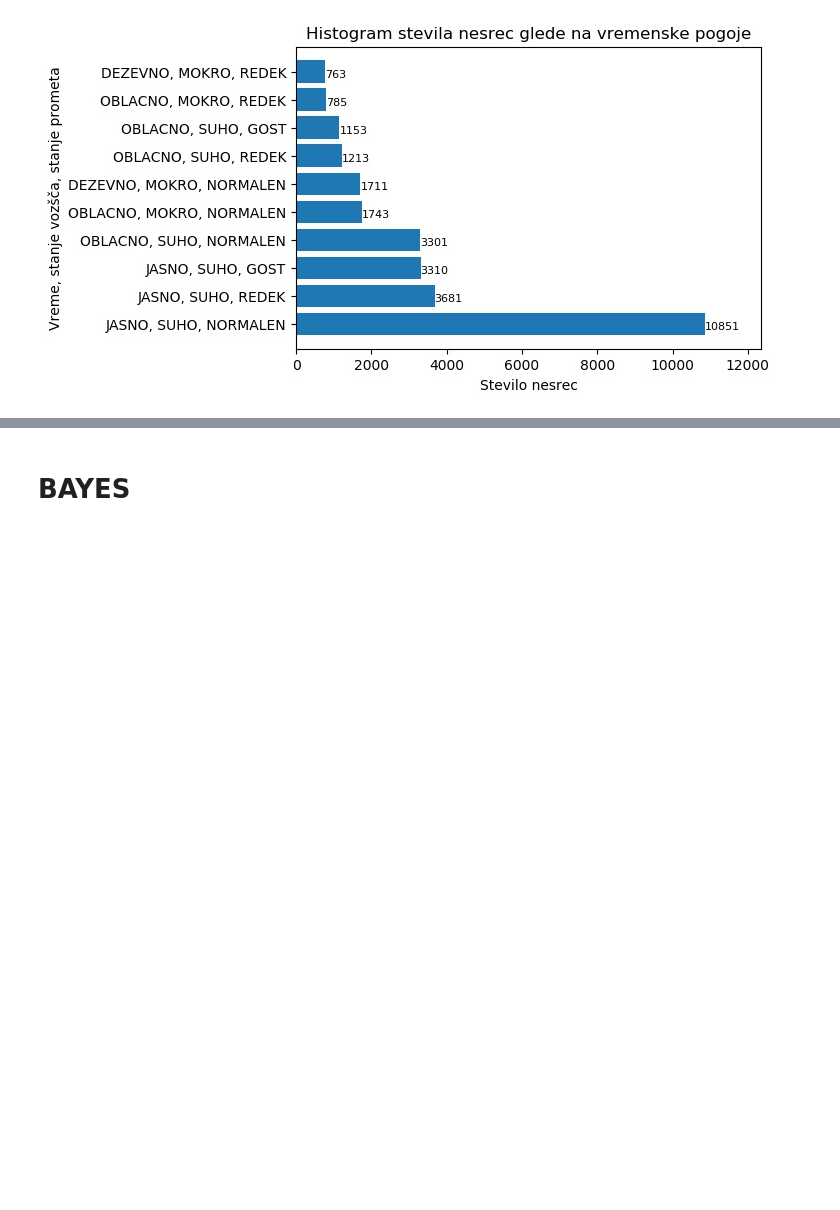
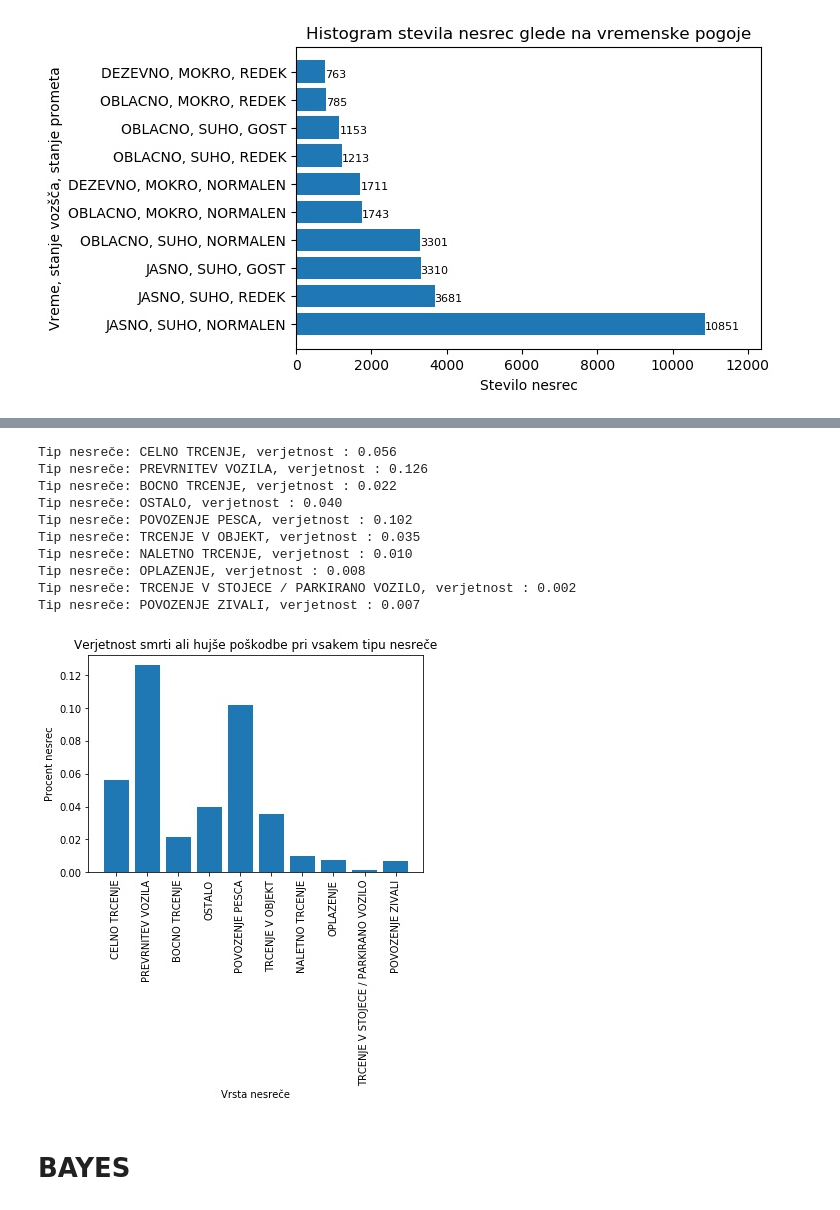
Before and after one commit to ozbej/PR20BOTGJ, a Jupyter notebook: Porocilo Tadej.ipynb, the cells around one changed output, grey strips where cells are left out. Drawn from its saved outputs; the diff is of its cells as text; code cells hidden in the pictures; blank space fills up the shorter version.

```diff
--- a/Porocilo Tadej.ipynb
+++ b/Porocilo Tadej.ipynb
@@ -142,3 +130,24 @@ NameError: name 'pl' is not defined
+# %%
+for i in high:
+    #print("Tip nesreče: %s, verjetnost : %1.3f" % (i[0], i[1] / vsePoskodbe ))
+    print("Tip nesreče: %s, verjetnost : %1.3f" % (i[0], i[1] / stevecNesrecTrcenje[i[0]] ))
+plt.bar([i[0] for i in high],[i[1]/stevecNesrecTrcenje[i[0]] for i in high])
+plt.title('Verjetnost smrti ali hujše poškodbe pri vsakem tipu nesreče', fontsize=12);
+plt.ylabel('Procent nesrec');
+plt.gca().set_xticklabels([i[0] for i in high], rotation=90)
+plt.xlabel('Vrsta nesreče');
+# %% [output]
+Tip nesreče: CELNO TRCENJE, verjetnost : 0.056
+Tip nesreče: PREVRNITEV VOZILA, verjetnost : 0.126
+Tip nesreče: BOCNO TRCENJE, verjetnost : 0.022
+Tip nesreče: OSTALO, verjetnost : 0.040
+Tip nesreče: POVOZENJE PESCA, verjetnost : 0.102
+Tip nesreče: TRCENJE V OBJEKT, verjetnost : 0.035
+Tip nesreče: NALETNO TRCENJE, verjetnost : 0.010
+Tip nesreče: OPLAZENJE, verjetnost : 0.008
+Tip nesreče: TRCENJE V STOJECE / PARKIRANO VOZILO, verjetnost : 0.002
+Tip nesreče: POVOZENJE ZIVALI, verjetnost : 0.007
+[figure, added]
 # %% [markdown]
 # BAYES
 # %%
```
Also changed, not shown: parts of 1 cell of this notebook.
